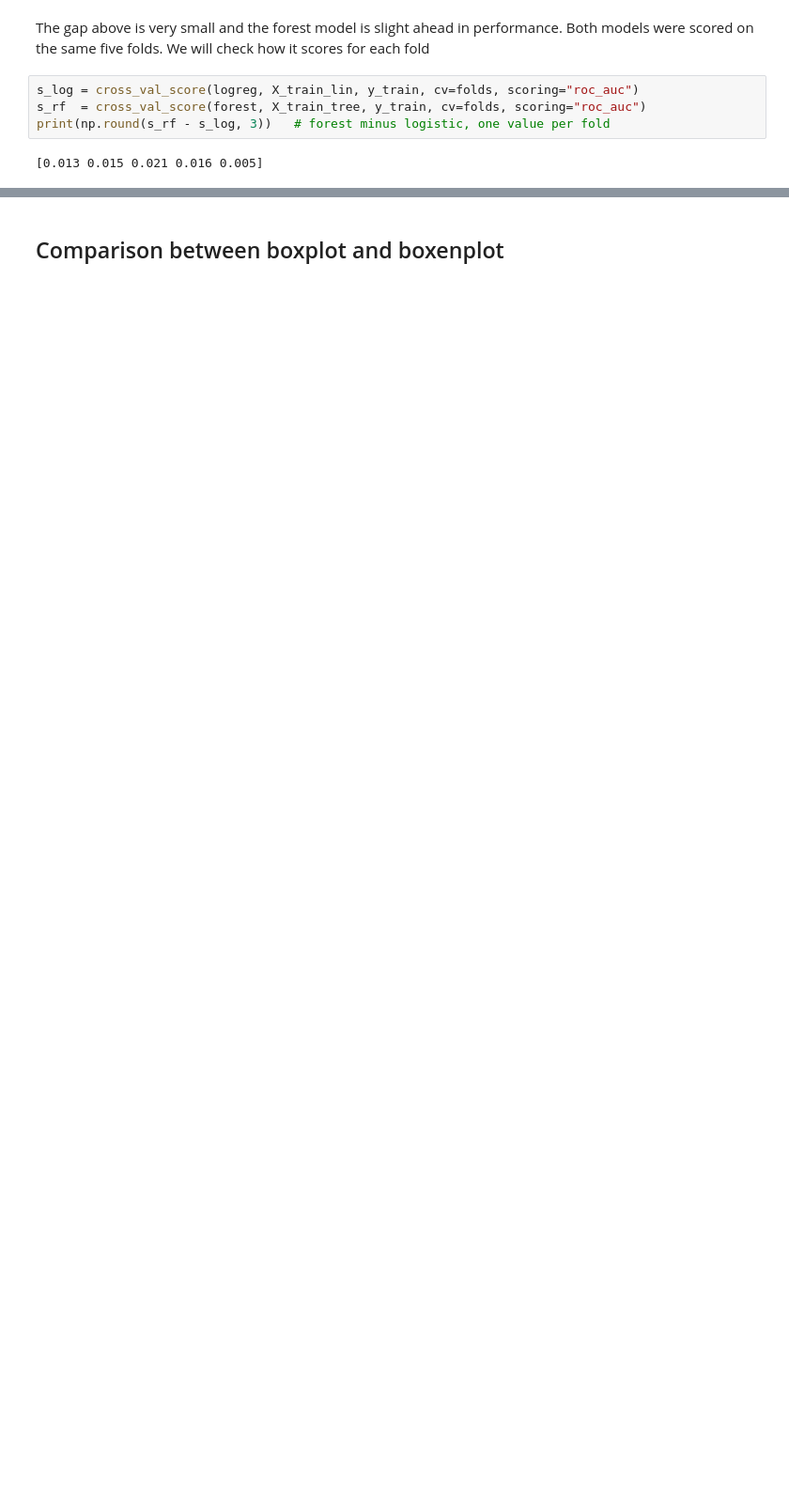
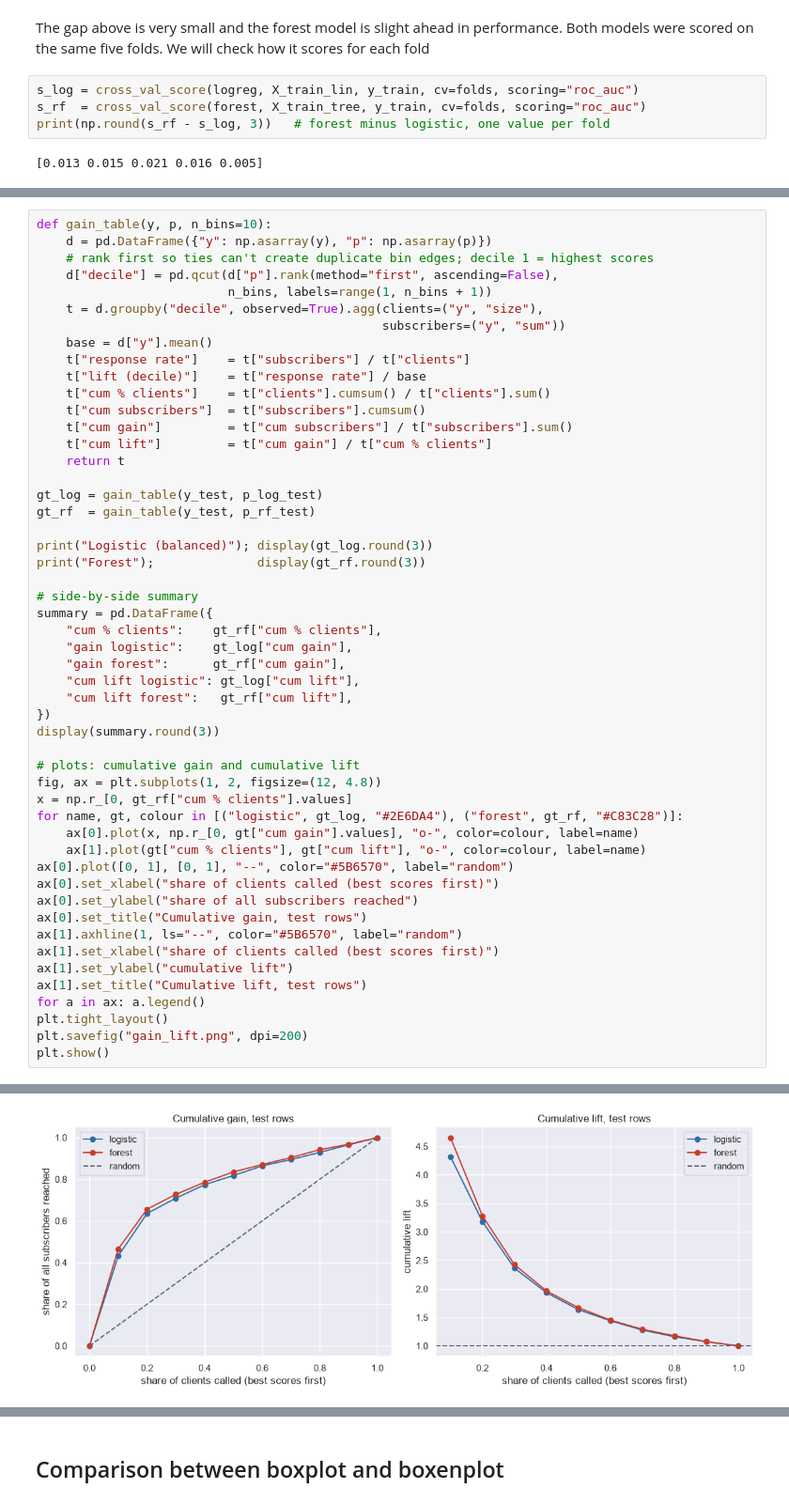
Before and after one commit to anoopungrd/sgh-advanced-analytics-big-data, a Jupyter notebook: semester-1/data-mining/project/code/Bank_Marketing_Notebook.ipynb, the cells around one changed output, grey strips where cells are left out. Shown at 94% size. Saved outputs shown, nothing was run; the diff lists cells and outputs as text; blank space fills up the shorter version.

```diff
--- a/semester-1/data-mining/project/code/Bank_Marketing_Notebook.ipynb
+++ b/semester-1/data-mining/project/code/Bank_Marketing_Notebook.ipynb
@@ -1405,0 +1617,52 @@ dtype: float64
+# %%
+def gain_table(y, p, n_bins=10):
+    d = pd.DataFrame({"y": np.asarray(y), "p": np.asarray(p)})
+    # rank first so ties can't create duplicate bin edges; decile 1 = highest scores
+    d["decile"] = pd.qcut(d["p"].rank(method="first", ascending=False),
+                          n_bins, labels=range(1, n_bins + 1))
+    t = d.groupby("decile", observed=True).agg(clients=("y", "size"),
+                                               subscribers=("y", "sum"))
+    base = d["y"].mean()
+    t["response rate"]    = t["subscribers"] / t["clients"]
+    t["lift (decile)"]    = t["response rate"] / base
+    t["cum % clients"]    = t["clients"].cumsum() / t["clients"].sum()
+    t["cum subscribers"]  = t["subscribers"].cumsum()
+    t["cum gain"]         = t["cum subscribers"] / t["subscribers"].sum()
+    t["cum lift"]         = t["cum gain"] / t["cum % clients"]
+    return t
+
+gt_log = gain_table(y_test, p_log_test)
+gt_rf  = gain_table(y_test, p_rf_test)
+
+print("Logistic (balanced)"); display(gt_log.round(3))
+print("Forest");              display(gt_rf.round(3))
+
+# side-by-side summary
+summary = pd.DataFrame({
+    "cum % clients":    gt_rf["cum % clients"],
+    "gain logistic":    gt_log["cum gain"],
+    "gain forest":      gt_rf["cum gain"],
+    "cum lift logistic": gt_log["cum lift"],
+    "cum lift forest":   gt_rf["cum lift"],
+})
+display(summary.round(3))
+
+# plots: cumulative gain and cumulative lift
+fig, ax = plt.subplots(1, 2, figsize=(12, 4.8))
+x = np.r_[0, gt_rf["cum % clients"].values]
+for name, gt, colour in [("logistic", gt_log, "#2E6DA4"), ("forest", gt_rf, "#C83C28")]:
+    ax[0].plot(x, np.r_[0, gt["cum gain"].values], "o-", color=colour, label=name)
+    ax[1].plot(gt["cum % clients"], gt["cum lift"], "o-", color=colour, label=name)
+ax[0].plot([0, 1], [0, 1], "--", color="#5B6570", label="random")
+ax[0].set_xlabel("share of clients called (best scores first)")
+ax[0].set_ylabel("share of all subscribers reached")
+ax[0].set_title("Cumulative gain, test rows")
+ax[1].axhline(1, ls="--", color="#5B6570", label="random")
+ax[1].set_xlabel("share of clients called (best scores first)")
+ax[1].set_ylabel("cumulative lift")
+ax[1].set_title("Cumulative lift, test rows")
+for a in ax: a.legend()
+plt.tight_layout()
+plt.savefig("gain_lift.png", dpi=200)
+plt.show()
+# %% [output]
@@ -1405,0 +1707 @@ dtype: float64
+[figure, added]
```
Also changed, not shown: parts of 36 cells of this notebook, 5 other files.
